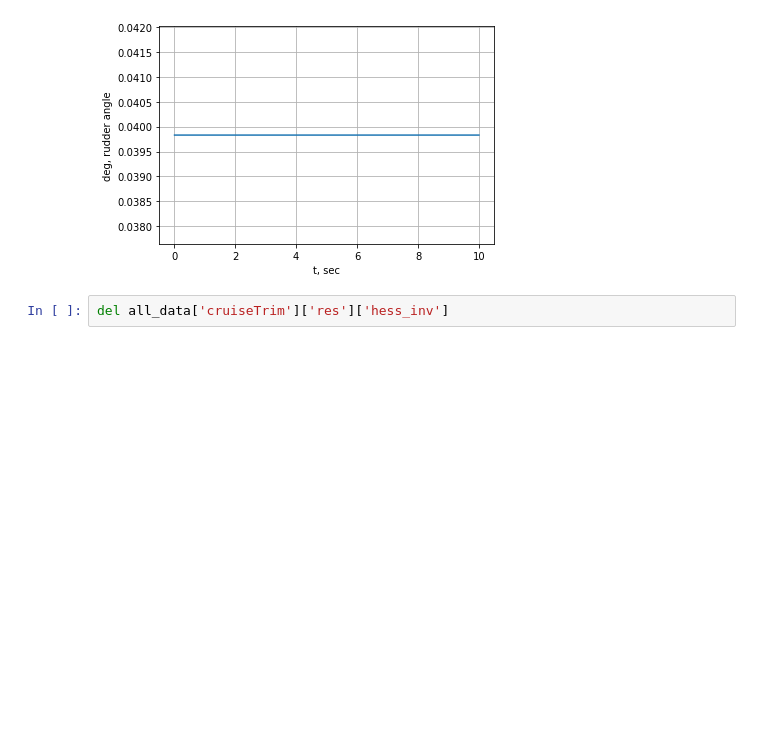
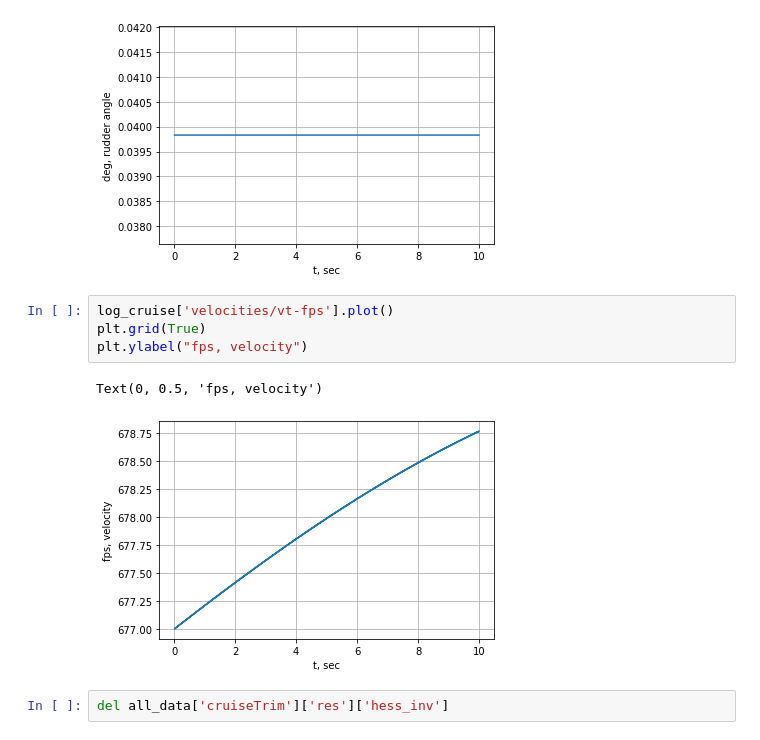
Before and after one commit to smallpondtom/aae451-notebook, a Jupyter notebook: 6-Simulation/Trim.ipynb, the cells around one changed output. Cells and saved outputs as stored; diff of their text form; blank space fills up the shorter version.

```diff
--- a/6-Simulation/Trim.ipynb
+++ b/6-Simulation/Trim.ipynb
@@ -350,6 +350,13 @@ plt.ylabel('deg, rudder angle')
 # %% [output]
 Text(0, 0.5, 'deg, rudder angle')
 [figure]
+# %%
+log_cruise['velocities/vt-fps'].plot()
+plt.grid(True)
+plt.ylabel("fps, velocity")
+# %% [output]
+Text(0, 0.5, 'fps, velocity')
+[figure, added]
 # %%
 del all_data['cruiseTrim']['res']['hess_inv']
 # %%
```
Also changed, not shown: parts of 4 cells of this notebook, 3 other files.
